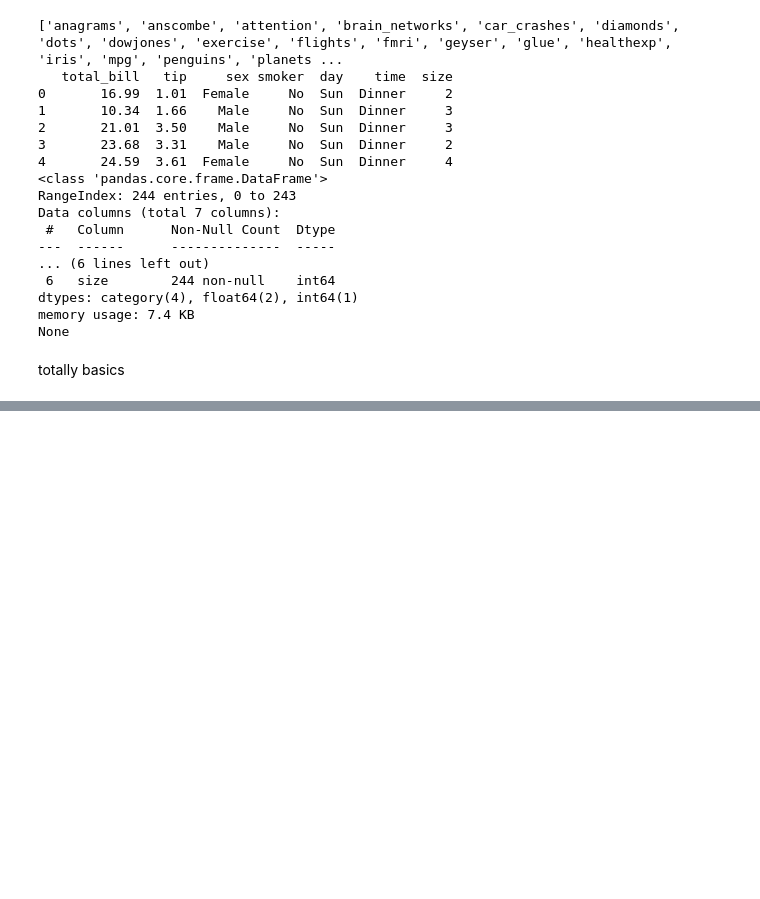
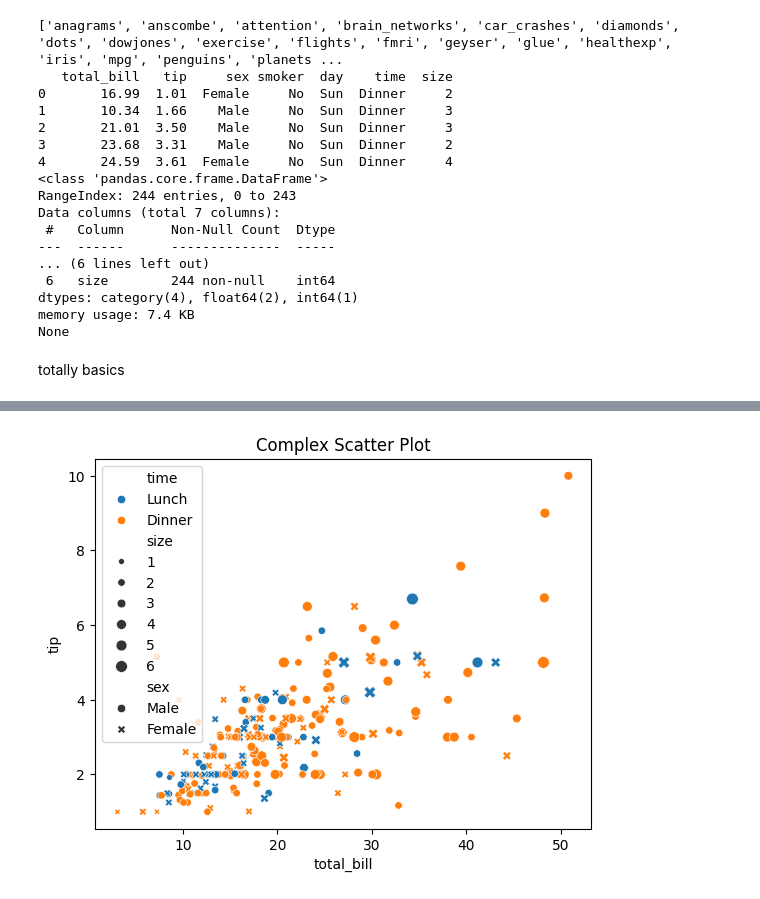
Before and after one commit to Subodhoraw/Python-revive, a Jupyter notebook: Q&A/python_details/seaborn1/seabornbasics.ipynb, the cells around one changed output, grey strips where cells are left out. Saved outputs shown, nothing was run; the diff lists cells and outputs as text; code cells hidden in the pictures; blank space fills up the shorter version.

```diff
--- a/Q&A/python_details/seaborn1/seabornbasics.ipynb
+++ b/Q&A/python_details/seaborn1/seabornbasics.ipynb
@@ -49 +54,8 @@ Text(0.5, 1.0, ' Tips vs Total biilll by time ')
 [figure]
+# %%
+sns.scatterplot(data=tips, x='total_bill', y='tip',
+                hue='time', size='size', style='sex')
+plt.title('Complex Scatter Plot')
+plt.show()
+# %% [output]
+[figure, added]
```
Also changed, not shown: parts of 4 cells of this notebook.
